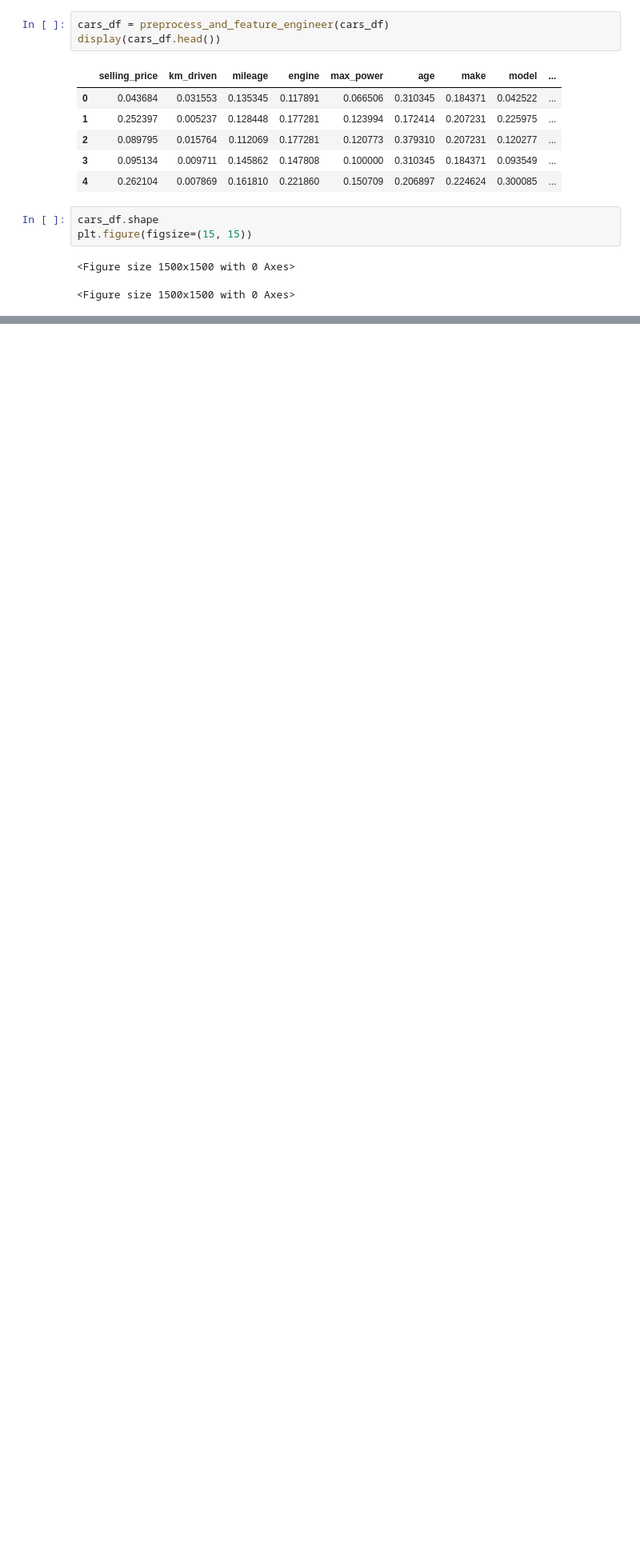
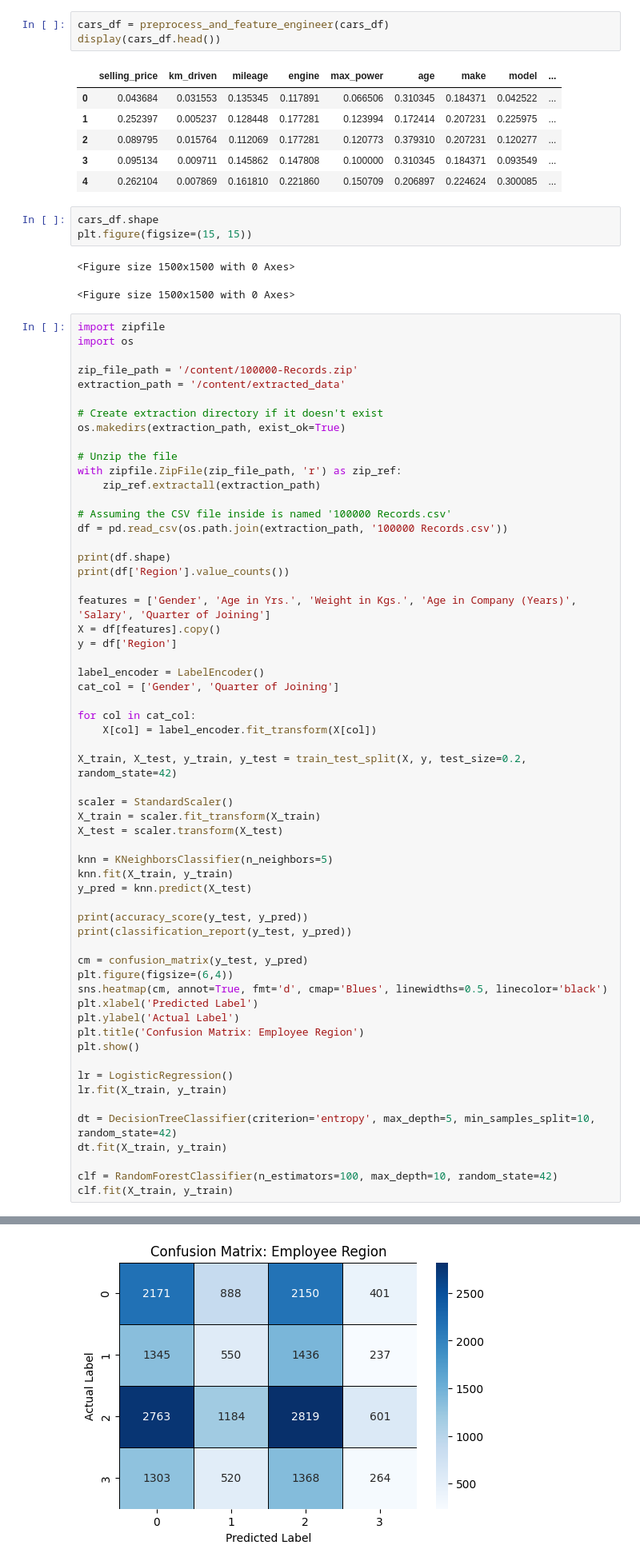
Before and after one commit to RohitPhogat222/capstone, a Jupyter notebook: Copy_of_Welcome_To_Colab.ipynb, the cells around one changed output, grey strips where cells are left out. Shown at 80% size. Saved outputs shown, nothing was run; the diff lists cells and outputs as text; blank space fills up the shorter version.

```diff
--- a/Copy_of_Welcome_To_Colab.ipynb
+++ b/Copy_of_Welcome_To_Colab.ipynb
@@ -473,3 +485,63 @@ plt.figure(figsize=(15, 15))
 # %% [output]
 <Figure size 1500x1500 with 0 Axes>
 <Figure size 1500x1500 with 0 Axes>
+# %%
+import zipfile
+import os
+
+zip_file_path = '/content/100000-Records.zip'
+extraction_path = '/content/extracted_data'
+
+# Create extraction directory if it doesn't exist
+os.makedirs(extraction_path, exist_ok=True)
+
+# Unzip the file
+with zipfile.ZipFile(zip_file_path, 'r') as zip_ref:
+    zip_ref.extractall(extraction_path)
+
+# Assuming the CSV file inside is named '100000 Records.csv'
+df = pd.read_csv(os.path.join(extraction_path, '100000 Records.csv'))
+
+print(df.shape)
+print(df['Region'].value_counts())
+
+features = ['Gender', 'Age in Yrs.', 'Weight in Kgs.', 'Age in Company (Years)', 'Salary', 'Quarter of Joining']
+X = df[features].copy()
+y = df['Region']
+
+label_encoder = LabelEncoder()
+cat_col = ['Gender', 'Quarter of Joining']
+
+for col in cat_col:
+    X[col] = label_encoder.fit_transform(X[col])
+
+X_train, X_test, y_train, y_test = train_test_split(X, y, test_size=0.2, random_state=42)
+
+scaler = StandardScaler()
+X_train = scaler.fit_transform(X_train)
+X_test = scaler.transform(X_test)
+
+knn = KNeighborsClassifier(n_neighbors=5)
+knn.fit(X_train, y_train)
+y_pred = knn.predict(X_test)
+
+print(accuracy_score(y_test, y_pred))
+print(classification_report(y_test, y_pred))
+
+cm = confusion_matrix(y_test, y_pred)
+plt.figure(figsize=(6,4))
+sns.heatmap(cm, annot=True, fmt='d', cmap='Blues', linewidths=0.5, linecolor='black')
+plt.xlabel('Predicted Label')
+plt.ylabel('Actual Label')
+plt.title('Confusion Matrix: Employee Region')
+plt.show()
+
+lr = LogisticRegression()
+lr.fit(X_train, y_train)
+
+dt = DecisionTreeClassifier(criterion='entropy', max_depth=5, min_samples_split=10, random_state=42)
+dt.fit(X_train, y_train)
+
+clf = RandomForestClassifier(n_estimators=100, max_depth=10, random_state=42)
+clf.fit(X_train, y_train)
+# %% [output]
@@ -475,0 +566 @@ plt.figure(figsize=(15, 15))
+[figure, added]
```
Also changed, not shown: parts of 2 cells of this notebook.
